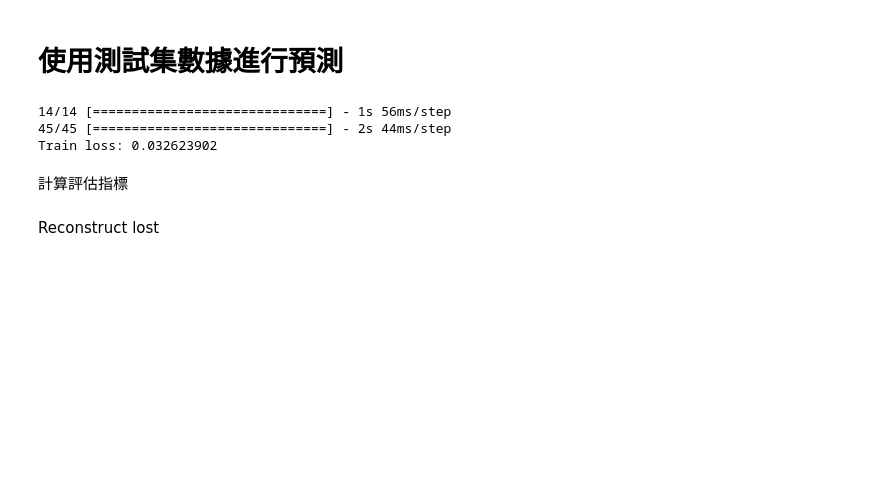
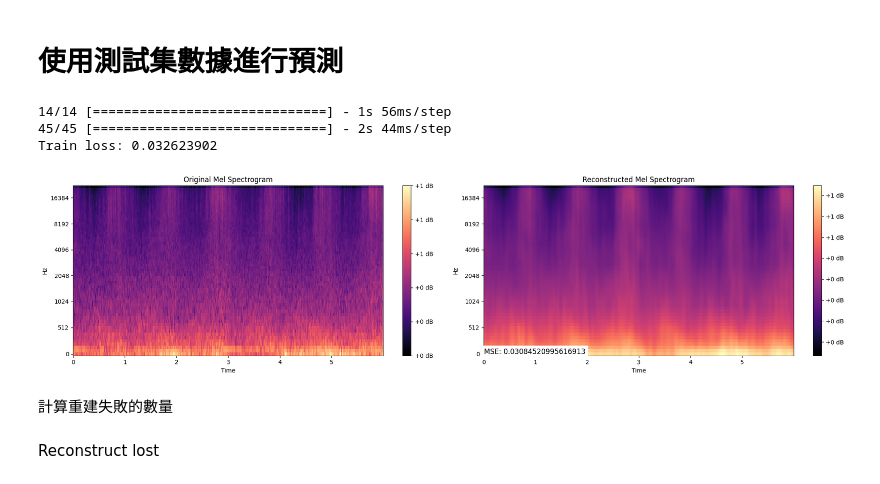
Before and after one commit to BoshiLee/wind_turbin_anomaly_detection, a Jupyter notebook: unsurpervised_model.ipynb, the cells around one changed output. Saved outputs shown, nothing was run; the diff lists cells and outputs as text; code cells hidden in the pictures; blank space fills up the shorter version.

```diff
--- a/unsurpervised_model.ipynb
+++ b/unsurpervised_model.ipynb
@@ -271,7 +271,7 @@ def plot_comparison(input_mel_spectrogram, output_mel_spectrogram, input_title,
     librosa.display.specshow(output_mel_spectrogram, x_axis='time', y_axis='mel', sr=sample_rate, hop_length=hop_length)
     plt.colorbar(format='%+2.0f dB')
     plt.title(output_title)
-    mse = np.square(input_mel_spectrogram - output_mel_spectrogram).mean()
+    mse = np.mean(combined_loss(input_mel_spectrogram, output_mel_spectrogram))
     # plot mse if mse in red if mse > mse_threshold
     plt.text(0, 0, f'MSE: {mse}', fontsize=12, color='red' if mse > mse_threshold else 'black', backgroundcolor='white')
 
@@ -284,8 +284,10 @@ def plot_comparison(input_mel_spectrogram, output_mel_spectrogram, input_title,
 # %%
 test_index = 300
 plot_comparison(test_data[test_index].reshape(test_data[test_index].shape[0], test_data[test_index].shape[1]),
                 reconstructed_data[test_index].reshape(reconstructed_data[test_index].shape[0], reconstructed_data[test_index].shape[1]),
-                'Original Mel Spectrogram', 'Reconstructed Mel Spectrogram', mse_threshold=mse_train, output_name=f'{normal_segments[len(train_data) + len(val_data) + test_index][1]}')
+                'Original Mel Spectrogram', 'Reconstructed Mel Spectrogram', mse_threshold=loss, output_name=f'{normal_segments[len(train_data) + len(val_data) + test_index][1]}')
+# %% [output]
+[figure, added]
 # %%
 for i in tqdm(range(0, len(test_data))):
     plot_comparison(test_data[i].reshape(test_data[i].shape[0], test_data[i].shape[1]),
@@ -294,2 +296,2 @@ for i in tqdm(range(0, len(test_data))):
 # %% [markdown]
-計算評估指標
+計算重建失敗的數量
```
Also changed, not shown: parts of 2 cells of this notebook.
